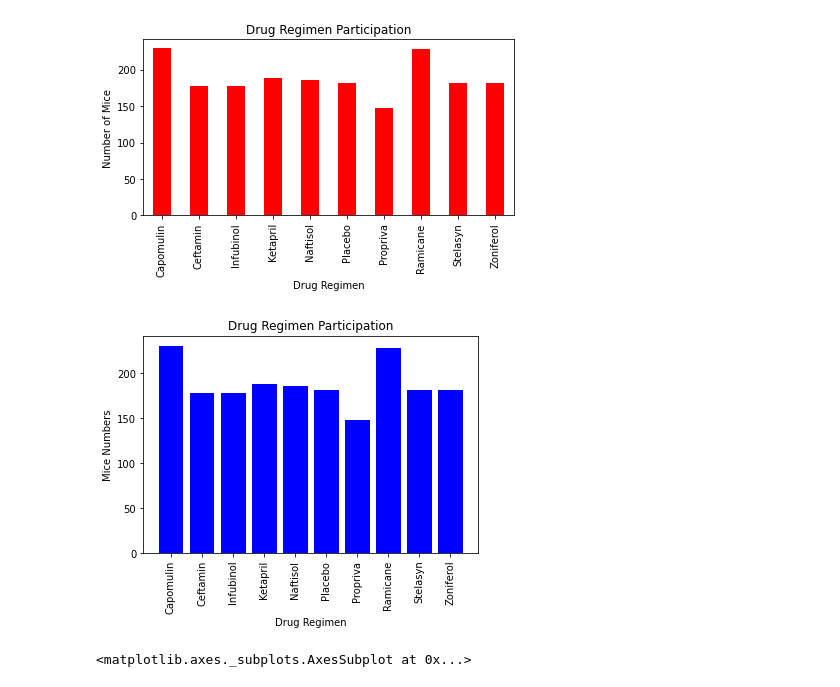
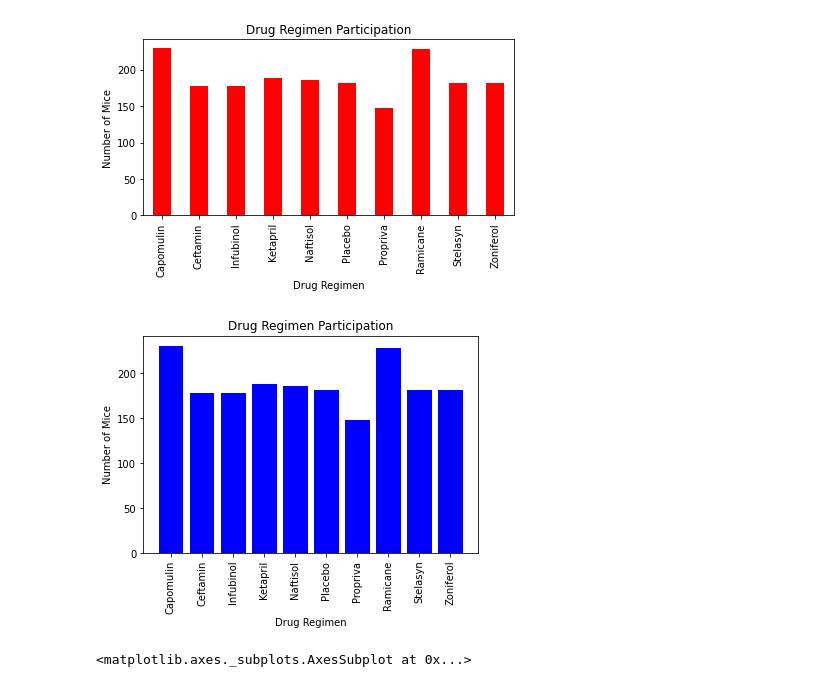
Before and after one commit to lindalevy/MatPlotLib, a Jupyter notebook: Pymaceuticals/pymaceuticals_starter.ipynb, the cells around one changed output. Saved outputs shown, nothing was run; the diff lists cells and outputs as text; code cells hidden in the pictures.

```diff
--- a/Pymaceuticals/pymaceuticals_starter.ipynb
+++ b/Pymaceuticals/pymaceuticals_starter.ipynb
@@ -190,16 +191,16 @@ tick_locations = [value for value in x_axis]
 # %%
 # Generate a bar plot showing the total number of mice for each treatment throughout the course of the study using pyplot.
 x_axis=np.arange(len(count_drug_regimen))
 plt.bar(x_axis, count_drug_regimen, color='b',align='center')
 plt.title('Drug Regimen Participation')
 plt.xlabel('Drug Regimen')
-plt.ylabel('Mice Numbers')
+plt.ylabel('Number of Mice')
 
 tick_locations = [value for value in x_axis]
 plt.xticks(tick_locations, count_drug_regimen.index, rotation = 'vertical')
 plt.show()
 # %% [output]
-[figure, old version]
+[figure, new version]
 # %%
 # Generate a pie plot showing the distribution of female versus male mice using pandas
 
```
Also changed, not shown: parts of 7 cells of this notebook.
